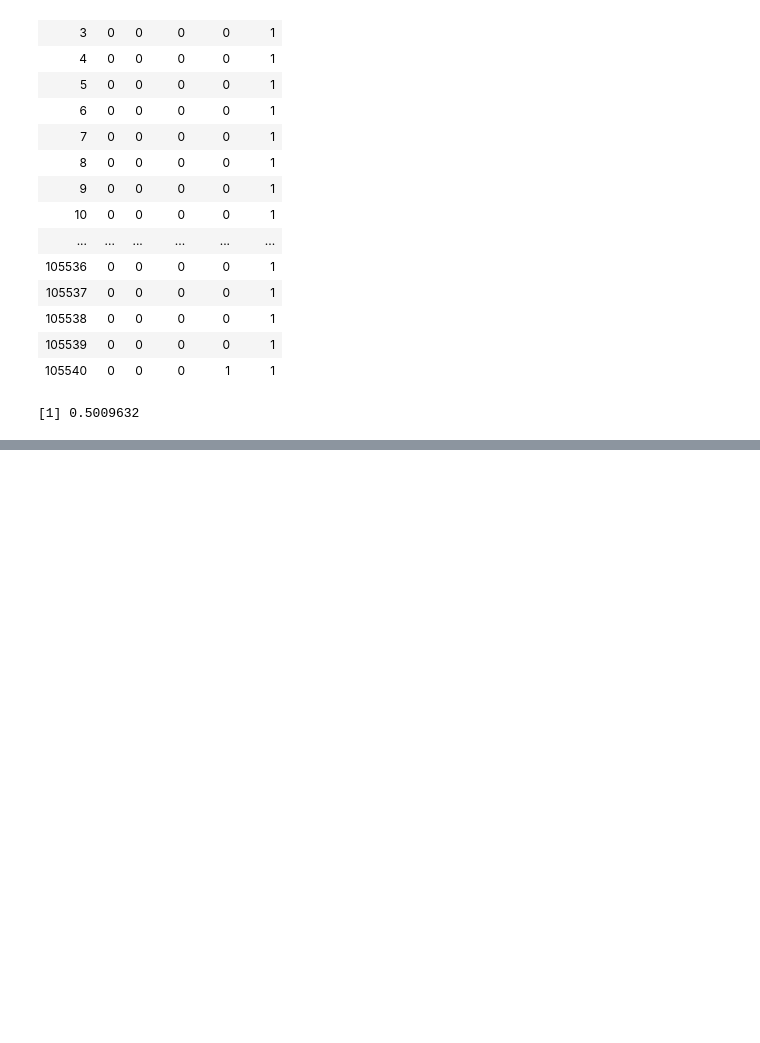
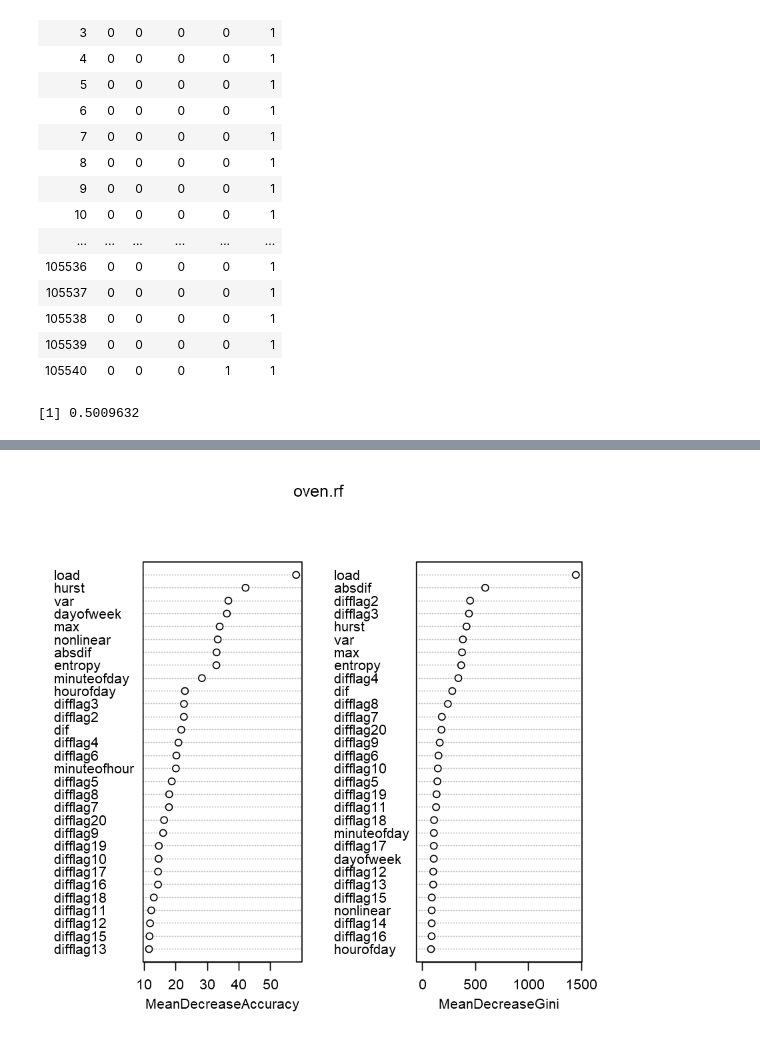
Before and after one commit to DanielTranDS/Appliance-EDA-Classification, a Jupyter notebook: AppliancesClassification_Codes.ipynb, the cells around one changed output, grey strips where cells are left out. Drawn from its saved outputs; the diff is of its cells as text; code cells hidden in the pictures; blank space fills up the shorter version.

```diff
--- a/AppliancesClassification_Codes.ipynb
+++ b/AppliancesClassification_Codes.ipynb
@@ -1589,0 +1730,4 @@ avg.f1
+# %%
+varImpPlot(oven.rf)
+# %% [output]
+[figure, added]
```
Also changed, not shown: parts of 27 cells of this notebook.
